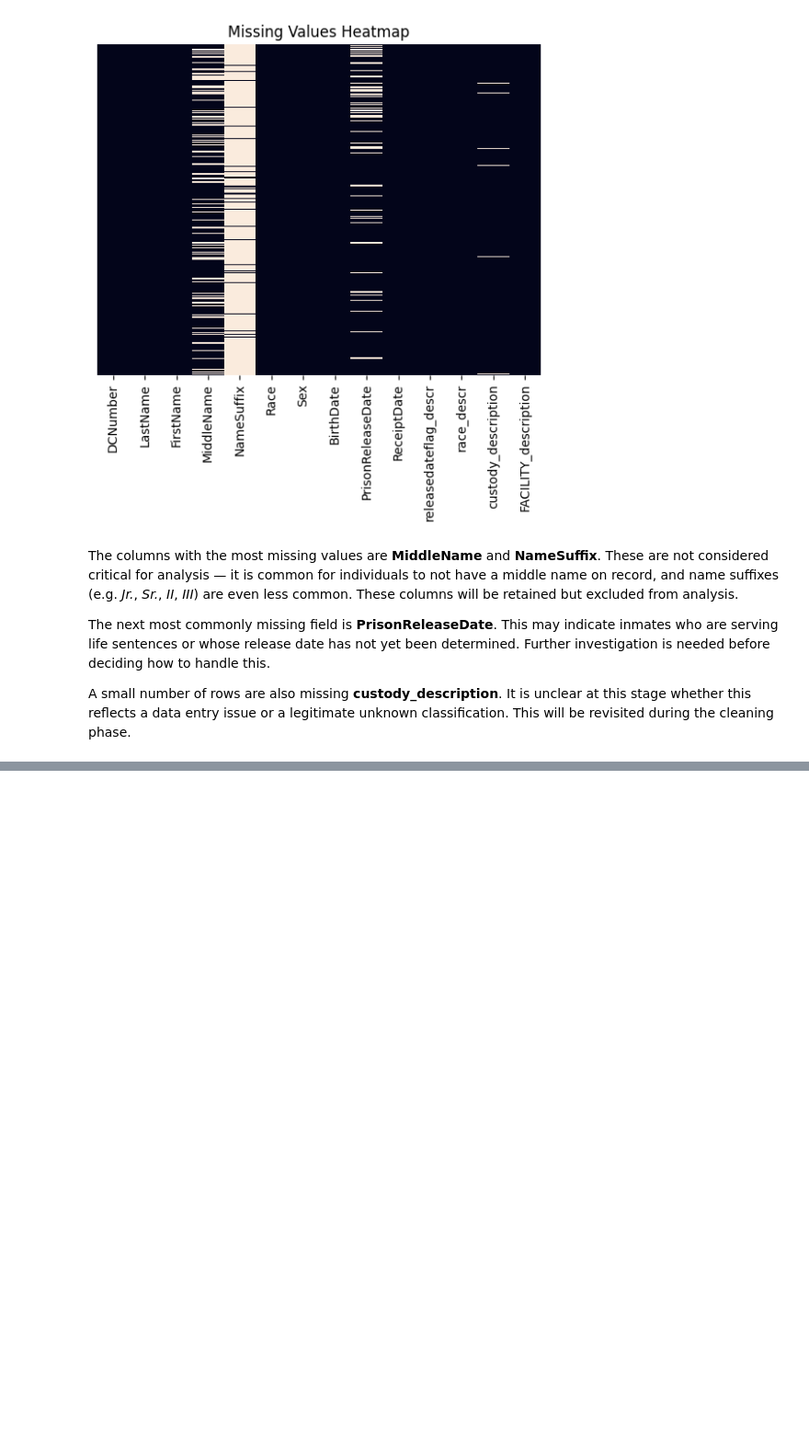
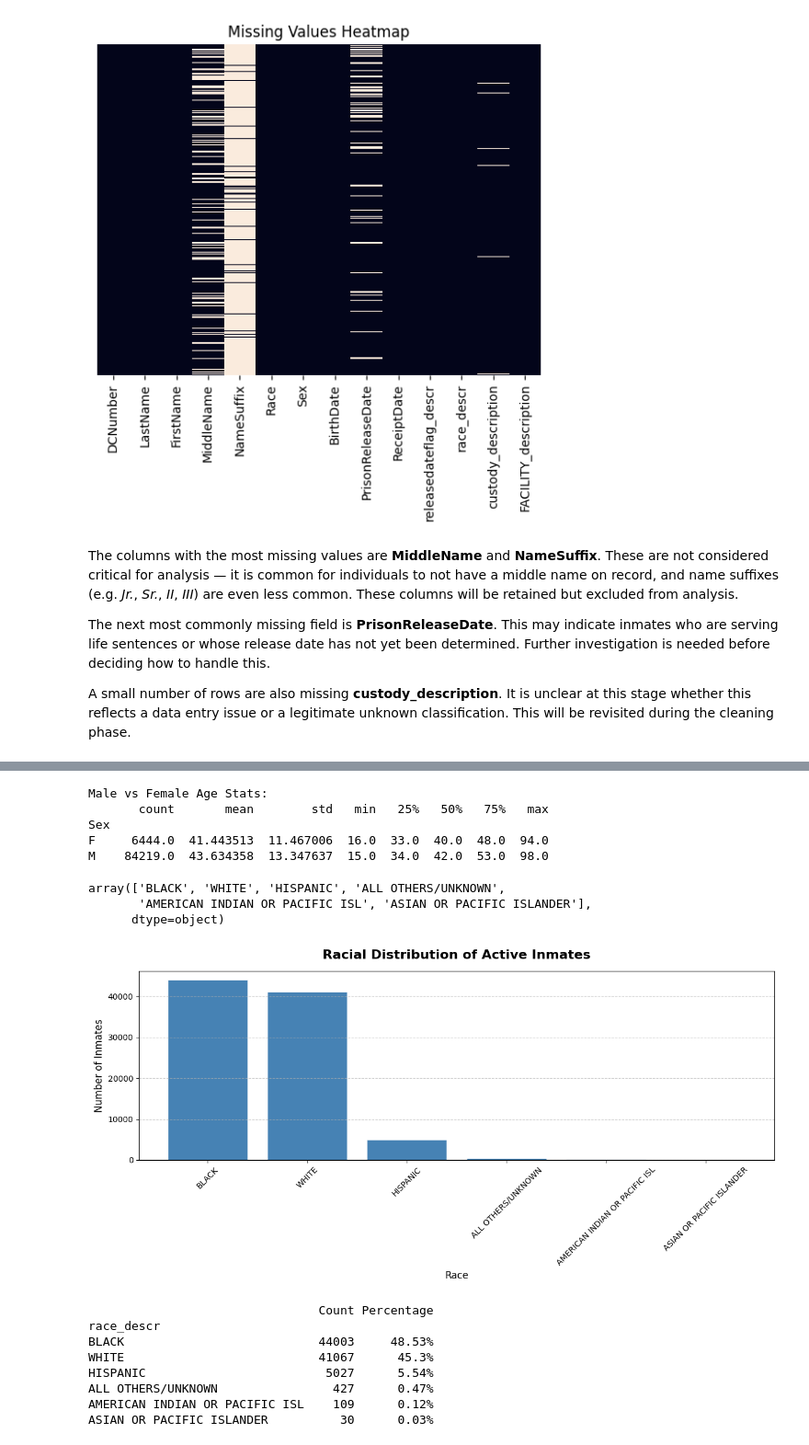
Before and after one commit to zkhechadoorian/florida_department_of_corrections_analytics, a Jupyter notebook: scripts/eda.ipynb, the cells around one changed output, grey strips where cells are left out. Shown at 92% size. Drawn from its saved outputs; the diff is of its cells as text; code cells hidden in the pictures; blank space fills up the shorter version.

```diff
--- a/scripts/eda.ipynb
+++ b/scripts/eda.ipynb
@@ -96,0 +164,46 @@ A small number of rows are also missing **custody_description**. It is unclear a
+# %%
+print("Male vs Female Age Stats:")
+print(df.groupby('Sex')['Age'].describe())
+# %% [output]
+Male vs Female Age Stats:
+       count       mean        std   min   25%   50%   75%   max
+Sex
+F     6444.0  41.443513  11.467006  16.0  33.0  40.0  48.0  94.0
+M    84219.0  43.634358  13.347637  15.0  34.0  42.0  53.0  98.0
+# %%
+df['race_descr'].unique()
+# %% [output]
+array(['BLACK', 'WHITE', 'HISPANIC', 'ALL OTHERS/UNKNOWN',
+       'AMERICAN INDIAN OR PACIFIC ISL', 'ASIAN OR PACIFIC ISLANDER'],
+      dtype=object)
+# %%
+# Bar chart
+race_counts = df['race_descr'].value_counts()
+
+plt.figure(figsize=(12, 6))
+plt.bar(race_counts.index, race_counts.values, color='steelblue', edgecolor='white', linewidth=0.5)
+plt.title('Racial Distribution of Active Inmates', fontsize=16, fontweight='bold', pad=15)
+plt.xlabel('Race', fontsize=12)
+plt.ylabel('Number of Inmates', fontsize=12)
+plt.xticks(fontsize=10, rotation=45)
+plt.yticks(fontsize=10)
+plt.grid(axis='y', linestyle='--', alpha=0.7)
+plt.tight_layout()
+plt.show()
+
+# Percentage table
+race_pct = pd.DataFrame({
+    'Count': race_counts,
+    'Percentage': (race_counts / race_counts.sum() * 100).round(2).astype(str) + '%'
+})
+print(race_pct)
+# %% [output]
+[figure, added]
+                                Count Percentage
+race_descr
+BLACK                           44003     48.53%
+WHITE                           41067      45.3%
+HISPANIC                         5027      5.54%
+ALL OTHERS/UNKNOWN                427      0.47%
+AMERICAN INDIAN OR PACIFIC ISL    109      0.12%
+ASIAN OR PACIFIC ISLANDER          30      0.03%
```
Also changed, not shown: parts of 6 cells of this notebook.
